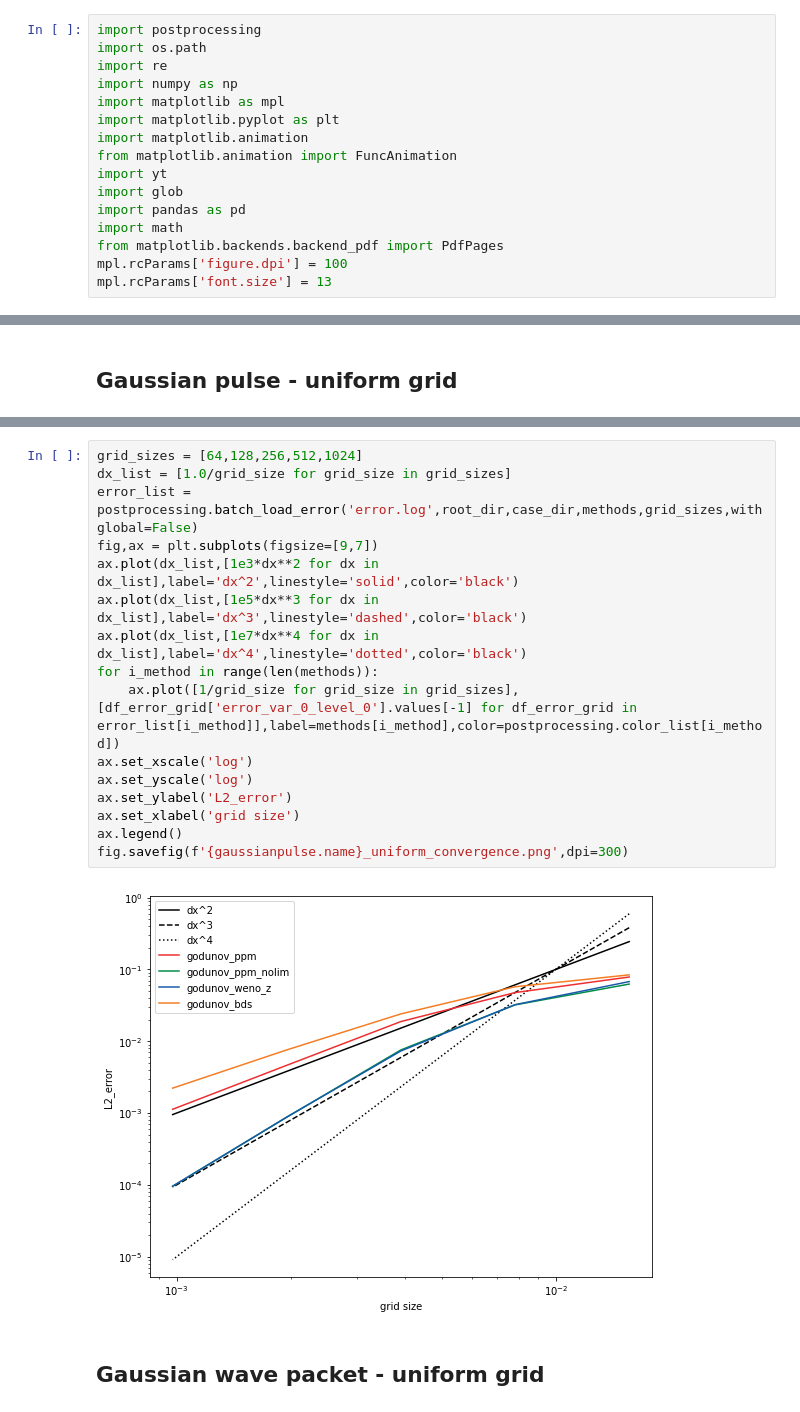
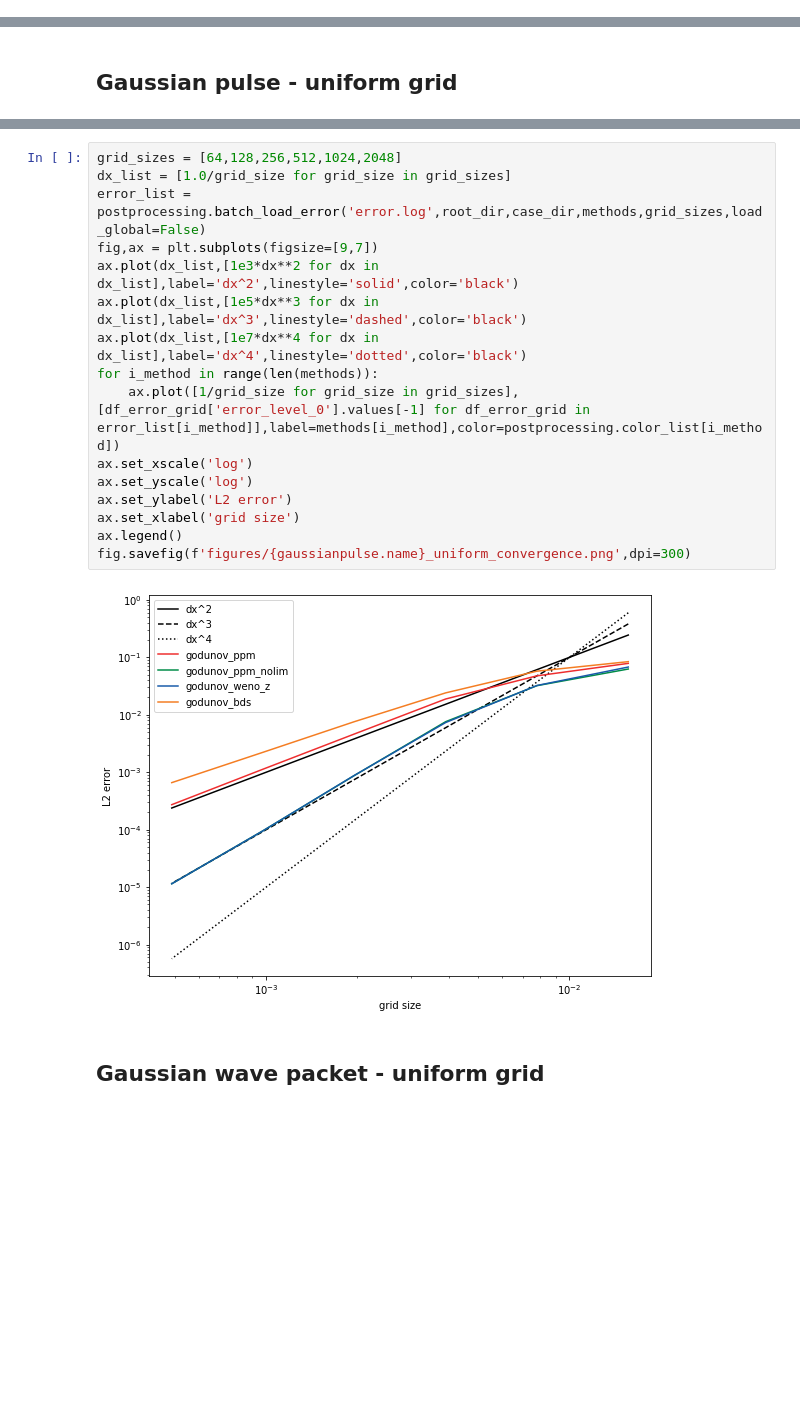
Before and after one commit to diederikb/nrel_jupyter_notebooks, a Jupyter notebook: postprocess_scalar_advection_1D.ipynb, the cells around one changed output, grey strips where cells are left out. Saved outputs shown, nothing was run; the diff lists cells and outputs as text; blank space fills up the shorter version.

```diff
--- a/postprocess_scalar_advection_1D.ipynb
+++ b/postprocess_scalar_advection_1D.ipynb
@@ -5,16 +0,0 @@
-# %%
-import postprocessing
-import os.path
-import re
-import numpy as np
-import matplotlib as mpl
-import matplotlib.pyplot as plt
-import matplotlib.animation
-from matplotlib.animation import FuncAnimation
-import yt
-import glob
-import pandas as pd
-import math
-from matplotlib.backends.backend_pdf import PdfPages
-mpl.rcParams['figure.dpi'] = 100
-mpl.rcParams['font.size'] = 13
@@ -104,21 +99,21 @@ fig.savefig(f'{gaussianpulse.name}_uniform_distribution_centered.png',dpi=300)
 # %%
-grid_sizes = [64,128,256,512,1024]
+grid_sizes = [64,128,256,512,1024,2048]
 dx_list = [1.0/grid_size for grid_size in grid_sizes]
-error_list = postprocessing.batch_load_error('error.log',root_dir,case_dir,methods,grid_sizes,withglobal=False)
+error_list = postprocessing.batch_load_error('error.log',root_dir,case_dir,methods,grid_sizes,load_global=False)
 fig,ax = plt.subplots(figsize=[9,7])
 ax.plot(dx_list,[1e3*dx**2 for dx in dx_list],label='dx^2',linestyle='solid',color='black')
 ax.plot(dx_list,[1e5*dx**3 for dx in dx_list],label='dx^3',linestyle='dashed',color='black')
 ax.plot(dx_list,[1e7*dx**4 for dx in dx_list],label='dx^4',linestyle='dotted',color='black')
 for i_method in range(len(methods)):
-    ax.plot([1/grid_size for grid_size in grid_sizes],[df_error_grid['error_var_0_level_0'].values[-1] for df_error_grid in error_list[i_method]],label=methods[i_method],color=postprocessing.color_list[i_method])
+    ax.plot([1/grid_size for grid_size in grid_sizes],[df_error_grid['error_level_0'].values[-1] for df_error_grid in error_list[i_method]],label=methods[i_method],color=postprocessing.color_list[i_method])
 ax.set_xscale('log')
 ax.set_yscale('log')
-ax.set_ylabel('L2_error')
+ax.set_ylabel('L2 error')
 ax.set_xlabel('grid size')
 ax.legend()
-fig.savefig(f'{gaussianpulse.name}_uniform_convergence.png',dpi=300)
+fig.savefig(f'figures/{gaussianpulse.name}_uniform_convergence.png',dpi=300)
 # %% [output]
-[figure, old version]
+[figure, new version]
 # %% [markdown]
 ## Gaussian wave packet - uniform grid
 # %%
```
Also changed, not shown: parts of 83 cells of this notebook, 44 other files.
